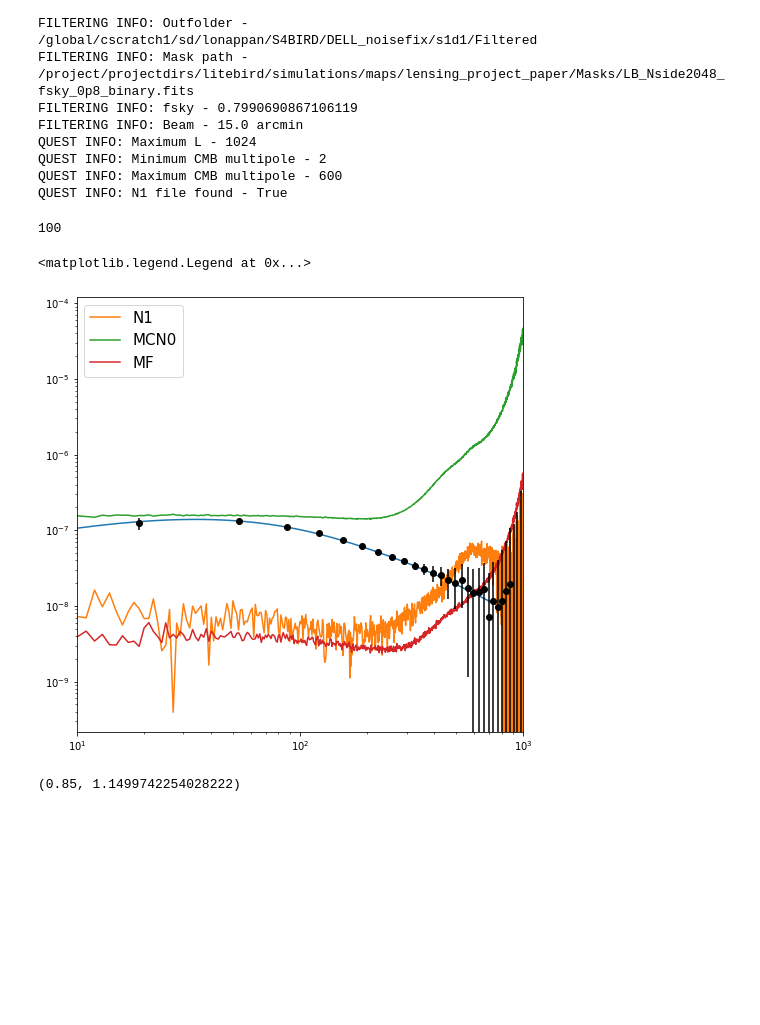
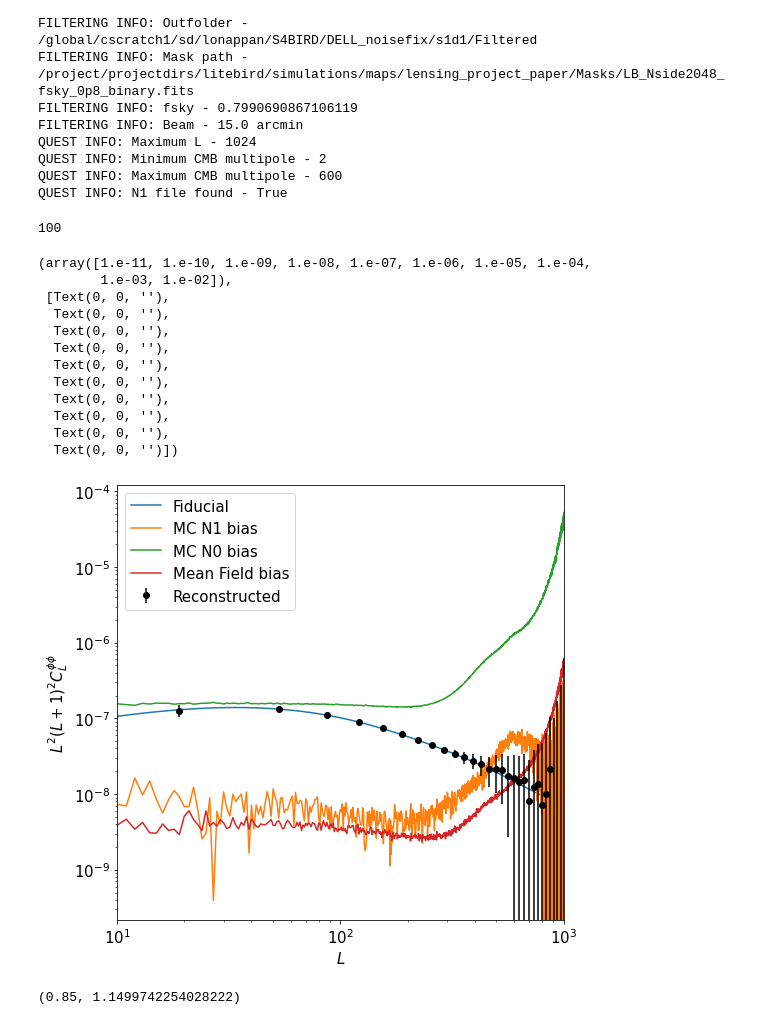
Before and after one commit to antolonappan/dell, a Jupyter notebook: Notebooks/response.ipynb, the cells around one changed output. Drawn from its saved outputs; the diff is of its cells as text; code cells hidden in the pictures; blank space fills up the shorter version.

```diff
--- a/Notebooks/response.ipynb
+++ b/Notebooks/response.ipynb
@@ -65,23 +65,38 @@ QUEST INFO: Minimum CMB multipole - 2
 QUEST INFO: Maximum CMB multipole - 600
 QUEST INFO: N1 file found - True
 # %%
-sta1 = rec0.get_qcl_wR_stat(n=100,n1=True)
+sta1 = rec0.get_qcl_wR_stat(n=400,n1=True)
 # %%
 
 plt.figure(figsize=(8,8))
-plt.loglog(rec0.cl_pp*rec0.Lfac)
+plt.loglog(rec0.cl_pp*rec0.Lfac,label= "Fiducial")
 #plt.errorbar(rec0.B,sta.mean(axis=0),yerr=sta.std(axis=0),fmt='o')
-plt.loglog(rec0.N1*rec0.response_mean()*rec0.Lfac,label='N1')
-plt.loglog(rec0.MCN0()*rec0.response_mean()*rec0.Lfac,label='MCN0')
-plt.loglog(rec0.mean_field_cl()*rec0.response_mean()*rec0.Lfac,label='MF')
-plt.errorbar(rec0.B,sta1.mean(axis=0),yerr=sta1.std(axis=0),fmt='o',c='k')
+plt.loglog(rec0.N1*rec0.response_mean()*rec0.Lfac,label='MC N1 bias')
+plt.loglog(rec0.MCN0()*rec0.response_mean()*rec0.Lfac,label='MC N0 bias')
+plt.loglog(rec0.mean_field_cl()*rec0.response_mean()*rec0.Lfac,label='Mean Field bias')
+plt.errorbar(rec0.B,sta1.mean(axis=0),yerr=sta1.std(axis=0),fmt='o',c='k', label="Reconstructed")
 #plt.loglog((phi-mcn0-mcn1)*rec0.Lfac)
 plt.xlim(10,1000)
 plt.legend(fontsize=15)
+plt.xlabel('$L$',fontsize=15)
+plt.ylabel("$L^2 (L + 1)^2 C_L^{\phi\phi}$",fontsize=15)
+plt.xticks(fontsize=15)
+plt.yticks(fontsize=15)
 # %% [output]
 100
-<matplotlib.legend.Legend at 0x...>
+(array([1.e-11, 1.e-10, 1.e-09, 1.e-08, 1.e-07, 1.e-06, 1.e-05, 1.e-04,
+        1.e-03, 1.e-02]),
+ [Text(0, 0, ''),
+  Text(0, 0, ''),
+  Text(0, 0, ''),
+  Text(0, 0, ''),
+  Text(0, 0, ''),
+  Text(0, 0, ''),
+  Text(0, 0, ''),
+  Text(0, 0, ''),
+  Text(0, 0, ''),
+  Text(0, 0, '')])
-[figure, old version]
+[figure, new version]
 # %%
 plt.plot(rec0.response_mean())
 plt.ylim(0.85,None)
```
Also changed, not shown: 19 other files.
